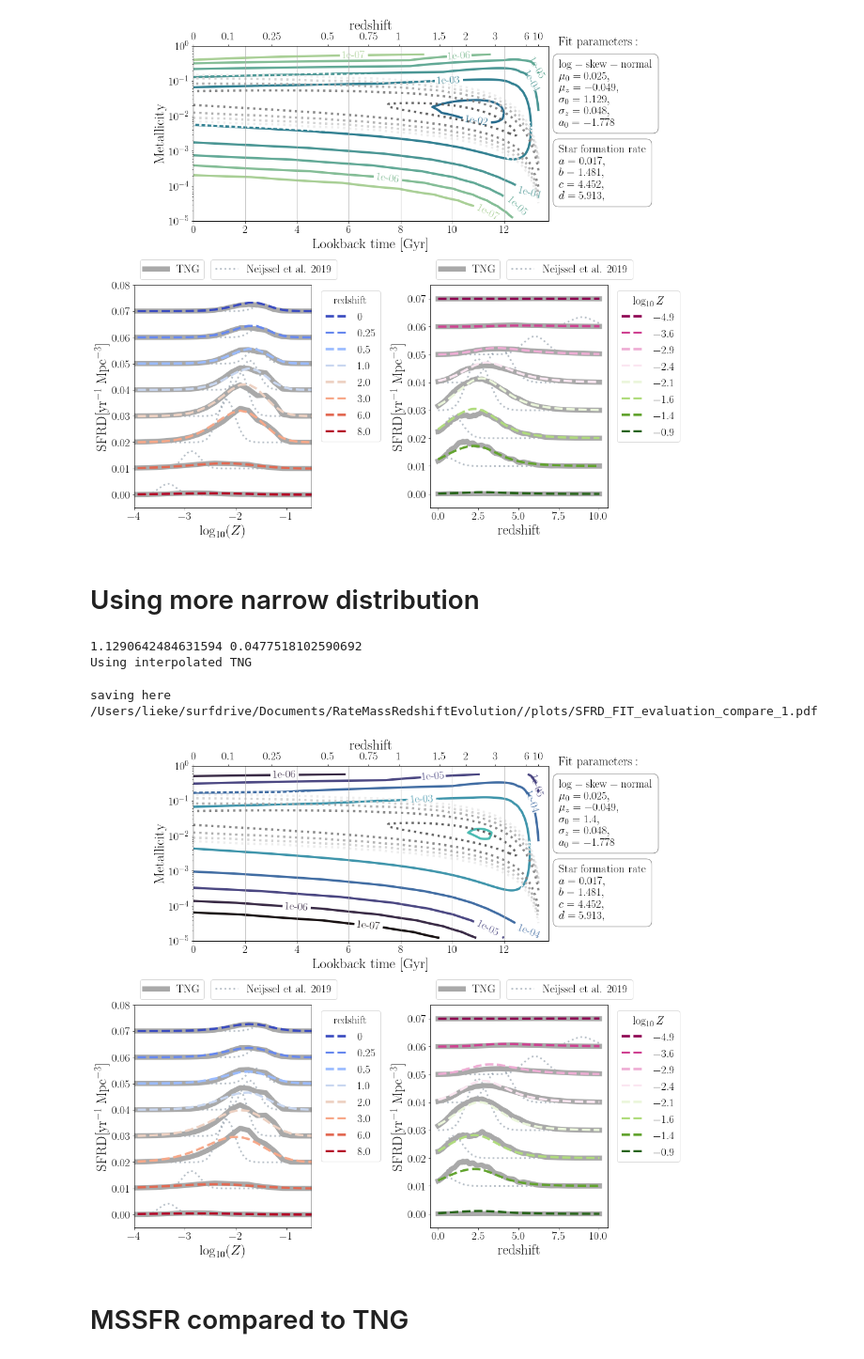
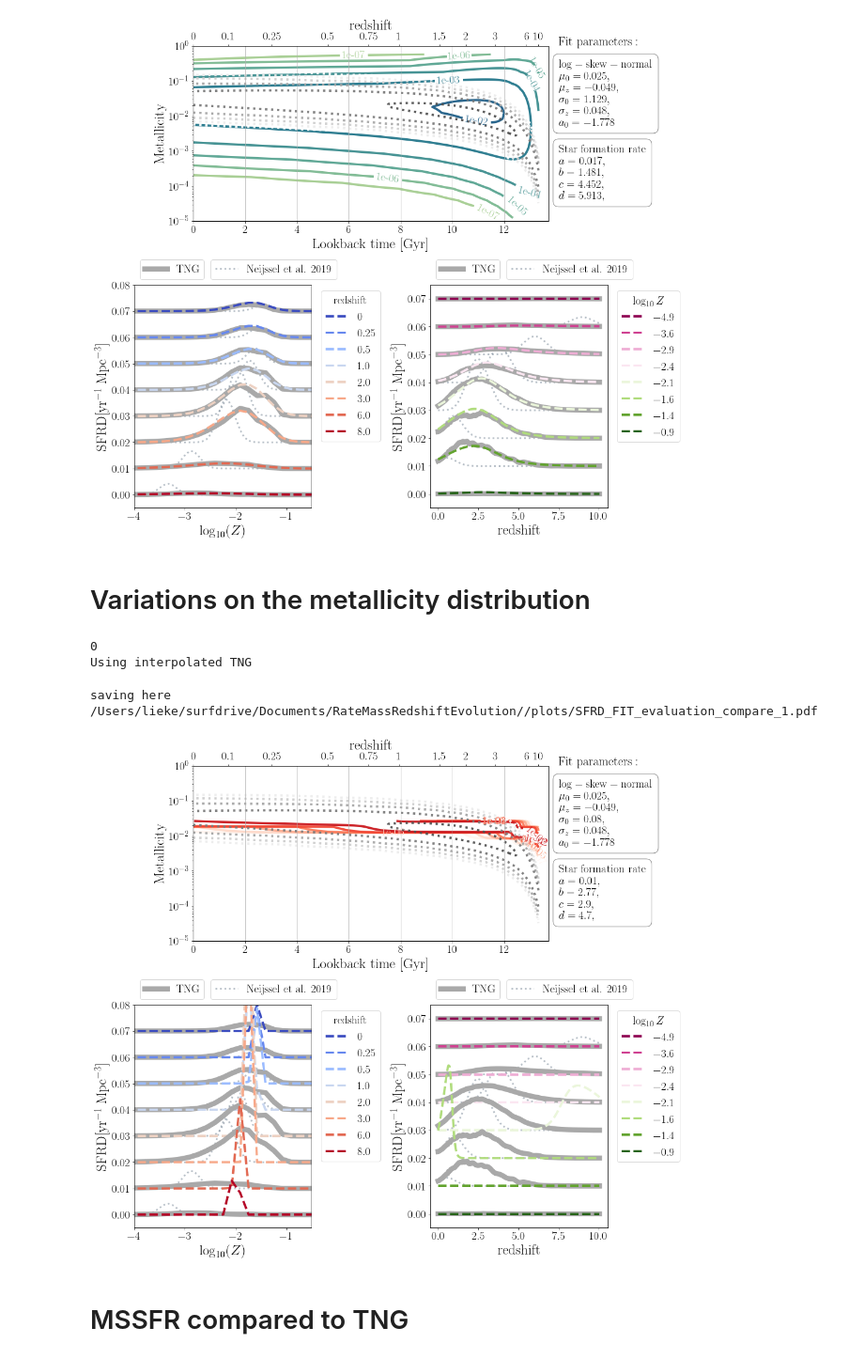
Before and after one commit to LiekeVanSon/SFRD_effects, a Jupyter notebook: Fit_to_TNG_threePanelPlot.ipynb, the cells around one changed output. Shown at 94% size. Cells and saved outputs as stored; diff of their text form; code cells hidden in the pictures.

Commit message:
used for SFRD_fit git

```diff
--- a/Fit_to_TNG_threePanelPlot.ipynb
+++ b/Fit_to_TNG_threePanelPlot.ipynb
@@ -780,7 +776,7 @@ def Residuals_Zz_plane(obs_lookback = [], obs_metal = [], obs_SFRD = [],
     ##############################################################################
     if plot_dPdZcontours:
         # Plot the contours of the metallicity density
-        levels = [1e-7,1e-6, 1e-5, 1e-4,1e-3,1e-2,1e-1,1e0]#np.logspace(2, 10., 10+1)
+        levels = [1e-7,1e-6, 1e-5, 1e-4,1e-3,1e-2,5e-1]#np.logspace(2, 10., 10+1)
         COMPAS_cmap = sns.color_palette(COMPASkleur, as_cmap=True)
 
         cs = ax.contour(model_t, model_y, model_SFRD, levels, linewidths=4, cmap=COMPAS_cmap,
@@ -1000,52 +996,59 @@ Residuals_Zz_plane(obs_lookback = xnew, obs_metal = ynew, obs_SFRD = SFRDnew,
 Using interpolated TNG
 saving here /Users/lieke/surfdrive/Documents/RateMassRedshiftEvolution//plots/SFRD_FIT_evaluation_compare_1.pdf
 [figure]
-# %% [markdown]
-# Using more narrow distribution
+# %% [markdown]
+# Variations on the metallicity distribution
 # %%
-print( sigma0_best, sigmaz_best)
+print( alphaz_best)
 
+mu0_used     = mu0_best
+muz_used     = muz_best
 alpha_0_used = alpha0_best
-sigma0_used  = 1.4#sigma0_best
+sigma0_used  = 0.08#sigma0_best
 sigma_z_used = sigmaz_best
 #####################################
 # Get dPdZ
 # Make sure to calculate it at the same redshifts/metals as used in your fit
 dPdlogZ, redshifts, metallicities, step_logZ, p_draw_metallicity = \
-                skew_metallicity_distribution(mu0=mu0_best, muz=muz_best,alpha_0 = alpha_0_used, alpha_z = alphaz_best,
+                skew_metallicity_distribution(mu0=mu0_used, muz=muz_used,alpha_0 = alpha_0_used, alpha_z = alphaz_best,
                                               sigma_0=sigma0_used, sigma_z =sigma_z_used, min_logZ  =-12.0, max_logZ  =0.0, step_logZ = 0.01,
                                               metals=ynew, redsh = z_new)#redshifts_TNG[::-1])
 #Convert redshift to lookback time
 t_lookback = cosmo.lookback_time(redshifts)
 # Get the SFR
-sfr = Madau_Dickinson2014(redshifts, a=sf_a_best, b=sf_b_best, c=sf_c_best,  d=sf_d_best) # Msun year-1 Mpc-3
+          ## Madau ## Fid  ## Neijssel
+a_used =  0.01 ## 0.01 ## 0.02 ## 0.01 #sf_a_best
+b_used =  2.77 ## 2.6  ## 1.45 ## 2.77 #sf_b_best
+c_used =  2.9  ## 3.2  ## 4.43 ## 2.9  #sf_c_best
+d_used =  4.7  ## 6.2  ## 5.89 ## 4.7 #sf_d_best
+sfr = Madau_Dickinson2014(redshifts, a=a_used, b=b_used, c=c_used,  d=d_used) # Msun year-1 Mpc-3
 MSSFR = sfr*dPdlogZ.T
 #####################################
 
 fit_values_string = '$\mathrm{log-skew-normal}$'+'\n'+\
-                    '$\mu_0=%s,$'%(np.round(mu0_best,3)) +'\n'+\
-                    '$\mu_z=%s,$'%(np.round(muz_best,3)) +'\n'+\
+                    '$\mu_0=%s,$'%(np.round(mu0_used,3)) +'\n'+\
+                    '$\mu_z=%s,$'%(np.round(muz_used,3)) +'\n'+\
                     '$\sigma_0=%s,$'%(np.round(sigma0_used,3)) +'\n'\
                     '$\sigma_z=%s,$'%(np.round(sigma_z_used,3)) +'\n'\
                     '$a_0=%s$'%(np.round(alpha_0_used,3))
 
 SFR_fit_string = '$\mathrm{Star \ formation \ rate}$'+'\n'+\
-                 '$a=%s,$'%(np.round(sf_a_best,3)) +'\n'+\
-                 '$b=%s,$'%(np.round(sf_b_best,3)) +'\n'+\
-                 '$c=%s,$'%(np.round(sf_c_best,3)) +'\n'\
-                 '$d=%s,$'%(np.round(sf_d_best,3))
+                 '$a=%s,$'%(np.round(a_used,3)) +'\n'+\
+                 '$b=%s,$'%(np.round(b_used,3)) +'\n'+\
+                 '$c=%s,$'%(np.round(c_used,3)) +'\n'\
+                 '$d=%s,$'%(np.round(d_used,3))
 
 Residuals_Zz_plane(obs_lookback = xnew, obs_metal = ynew, obs_SFRD = SFRDnew,
                    model_t = t_lookback.value, model_redshift=redshifts, model_y = metallicities, model_SFRD =MSSFR.value,
                    chi_square_matrix = chi_square_zZ,
                    scatter_residuals = False, add_TNG = False,
                    plot_dPdZcontours = True, neijssel_fit = True,
-                   COMPASkleur="mako", dPdZ_text = fit_values_string, SFR_text = SFR_fit_string)#light:k#404040 fe1100
+                   COMPASkleur="Reds", dPdZ_text = fit_values_string, SFR_text = SFR_fit_string)#light:k#404040 fe1100
 # %% [output]
-1.1290642484631594 0.0477518102590692
+0
 Using interpolated TNG
 saving here /Users/lieke/surfdrive/Documents/RateMassRedshiftEvolution//plots/SFRD_FIT_evaluation_compare_1.pdf
-[figure, old version]
+[figure, new version]
 # %% [markdown]
 # MSSFR compared to TNG
 # %%
```
Also changed, not shown: parts of 2 cells of this notebook.
